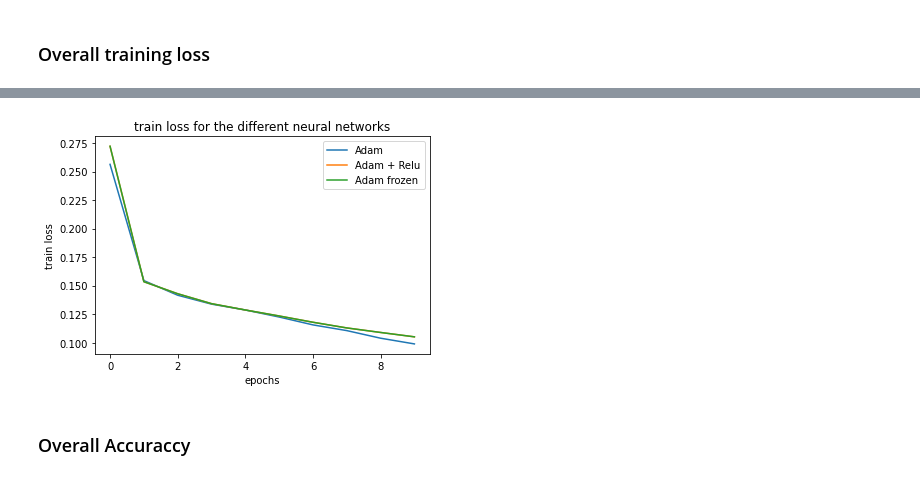
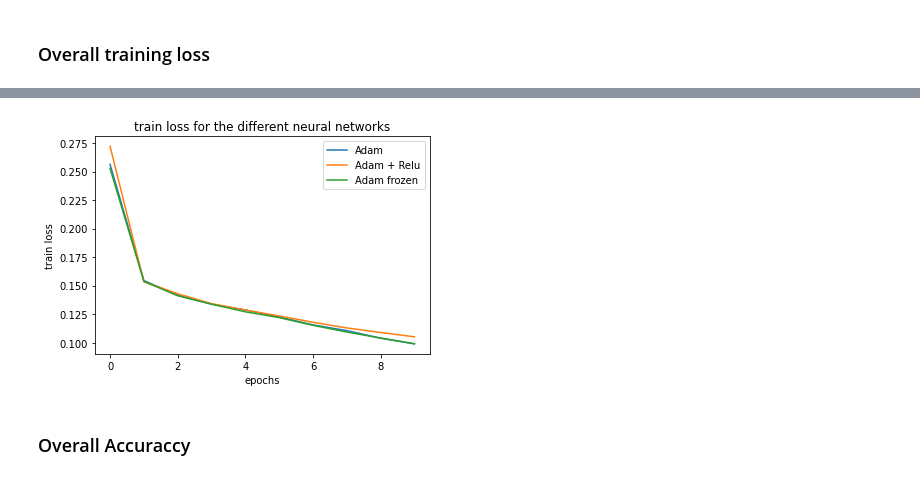
Before and after one commit to JustinAgnr/DM_ML, a Jupyter notebook: DM_ML_Part2.ipynb, the cells around one changed output, grey strips where cells are left out. Drawn from its saved outputs; the diff is of its cells as text; code cells hidden in the pictures.

```diff
--- a/DM_ML_Part2.ipynb
+++ b/DM_ML_Part2.ipynb
@@ -378,14 +378,14 @@ plt.show()
 # %%
 plt.plot(train_loss_net_adam, label='Adam')
 plt.plot(train_loss_net2_adam, label='Adam + Relu')
-plt.plot(train_loss_net2_adam, label='Adam frozen')
+plt.plot(train_loss_net3_adam, label='Adam frozen')
 plt.xlabel('epochs')
 plt.ylabel('train loss')
 plt.title('train loss for the different neural networks')
 plt.legend()
 plt.show()
 # %% [output]
-[figure, old version]
+[figure, new version]
 # %% [markdown]
 ### Overall Accuraccy
 # %%
```
Also changed, not shown: parts of 2 cells of this notebook.
